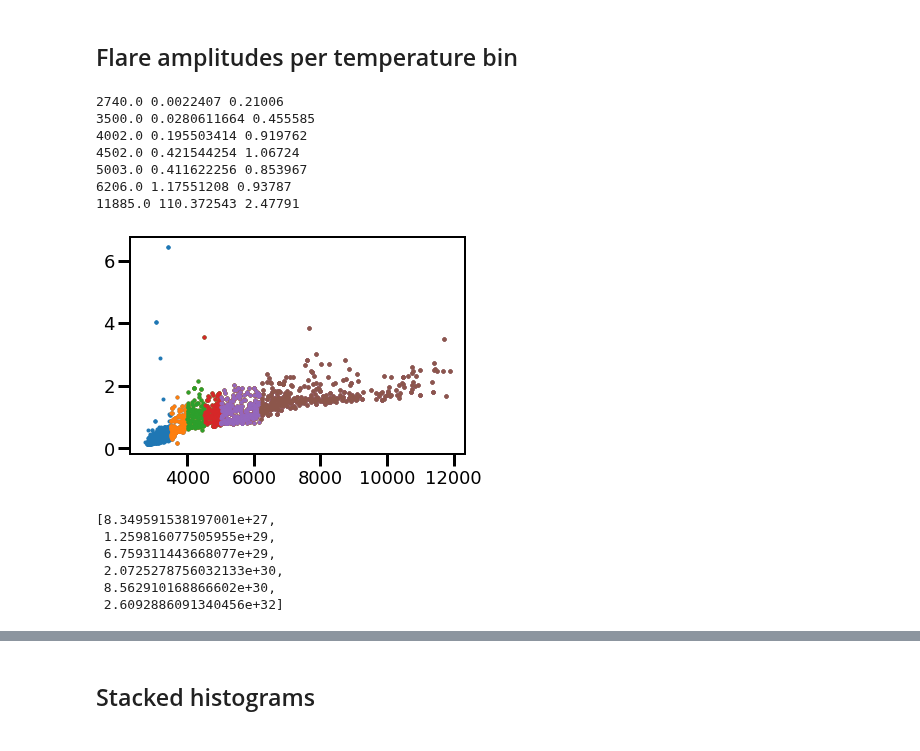
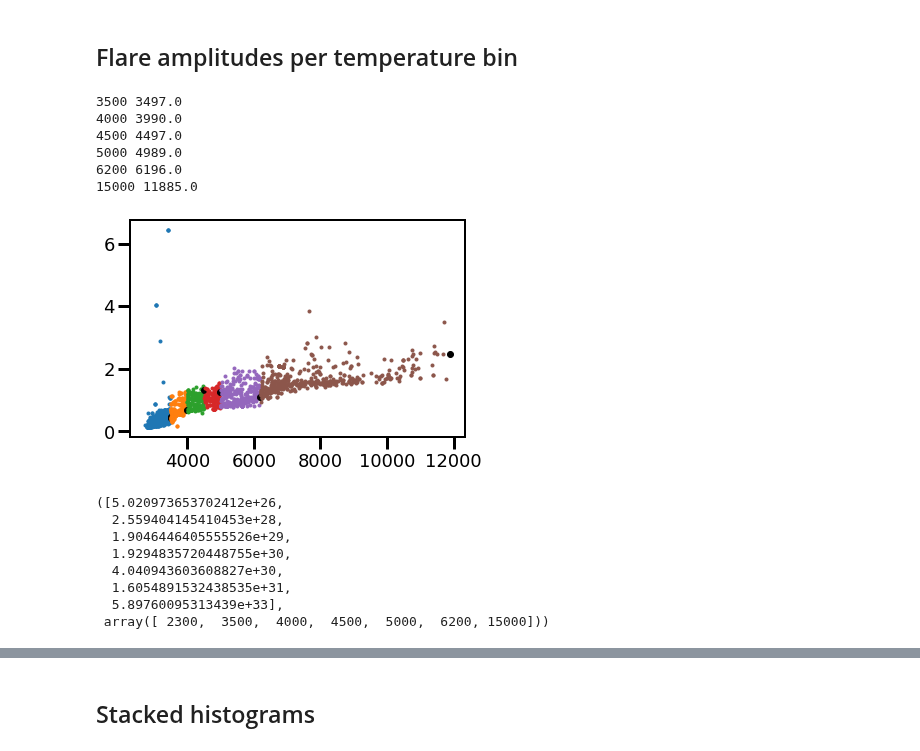
Before and after one commit to afeinstein20/stella, a Jupyter notebook: notebooks/plotting.ipynb, the cells around one changed output, grey strips where cells are left out. Drawn from its saved outputs; the diff is of its cells as text; code cells hidden in the pictures.

```diff
--- a/notebooks/plotting.ipynb
+++ b/notebooks/plotting.ipynb
@@ -792,39 +793,52 @@ cleared_table = table[table['teff_val'] != 0]
 # %%
 TEMP_LIMITS = []
 
-for teff in TEMP_BINS:
-    rows = cleared_table[cleared_table['teff_val']>= teff]
-    try:
-        minrow = rows[rows['teff_val']==np.nanmin(rows['teff_val'])]
-    except ValueError:
-        minrow = cleared_table[(cleared_table['teff_val']<=np.nanmax(cleared_table['teff_val'])) &
-                               (np.isnan(cleared_table['lum']) == False)]
-        minrow = minrow[minrow['teff_val']==np.nanmax(minrow['teff_val'])]
+
+
+for z in range(len(TEMP_BINS)-1):
+    if z == 0:
+        minrow = cleared_table[(cleared_table['teff_val']==np.nanmin(cleared_table['teff_val'])) &
+                              (np.isnan(cleared_table['lum'])==False)]
+        lum = minrow['lum'].data[0]
+        rad = minrow['rad'].data[0]
+        real_teff = minrow['teff_val'].data[0]
+        star = planck(lam, real_teff*uni.K, rad*uni.Rsun).to(uni.erg/uni.s)
+        flare = planck(lam, 9000*uni.K,  rad*uni.Rsun).to(uni.erg/uni.s)
+        scale = np.nansum(star.value) / np.nansum(flare.value)
+
+        TEMP_LIMITS.append((0.005 * (1.5*uni.s) * (lum * uni.Lsun) * scale).to(uni.erg).value)
+
+    rows = cleared_table[(cleared_table['teff_val']>= TEMP_BINS[z]) &
+                             (cleared_table['teff_val']<  TEMP_BINS[z+1]) &
+                             (np.isnan(cleared_table['lum'])==False)]
+    minrow = rows[rows['teff_val']==np.nanmax(rows['teff_val'])]
+
     plt.plot(rows['teff_val'], rows['rad'], '.')
+    plt.plot(minrow['teff_val'], minrow['rad'], 'ko')
     lum = minrow['lum'].data[0]
     rad = minrow['rad'].data[0]
     real_teff = minrow['teff_val'].data[0]
     star = planck(lam, real_teff*uni.K, rad*uni.Rsun).to(uni.erg/uni.s)
     flare = planck(lam, 9000*uni.K,  rad*uni.Rsun).to(uni.erg/uni.s)
     scale = np.nansum(star.value) / np.nansum(flare.value)
-
-    print(real_teff, lum, rad)
+    print(TEMP_BINS[z+1], real_teff)
     TEMP_LIMITS.append((0.005 * (1.5*uni.s) * (lum * uni.Lsun) * scale).to(uni.erg).value)
 # %% [output]
-2740.0 0.0022407 0.21006
-3500.0 0.0280611664 0.455585
-4002.0 0.195503414 0.919762
-4502.0 0.421544254 1.06724
-5003.0 0.411622256 0.853967
-6206.0 1.17551208 0.93787
-11885.0 110.372543 2.47791
+3500 3497.0
+4000 3990.0
+4500 4497.0
+5000 4989.0
+6200 6196.0
+15000 11885.0
-[figure, old version]
+[figure, new version]
 # %%
-TEMP_LIMITS
+TEMP_LIMITS, TEMP_BINS
 # %% [output]
-[8.349591538197001e+27,
- 1.259816077505955e+29,
- 6.759311443668077e+29,
- 2.0725278756032133e+30,
- 8.562910168866602e+30,
- 2.6092886091340456e+32]
+([5.020973653702412e+26,
+  2.559404145410453e+28,
+  1.9046446405555526e+29,
+  1.9294835720448755e+30,
+  4.040943603608827e+30,
+  1.6054891532438535e+31,
+  5.89760095313439e+33],
+ array([ 2300,  3500,  4000,  4500,  5000,  6200, 15000]))
```
Also changed, not shown: parts of 18 cells of this notebook, 2 other files.
